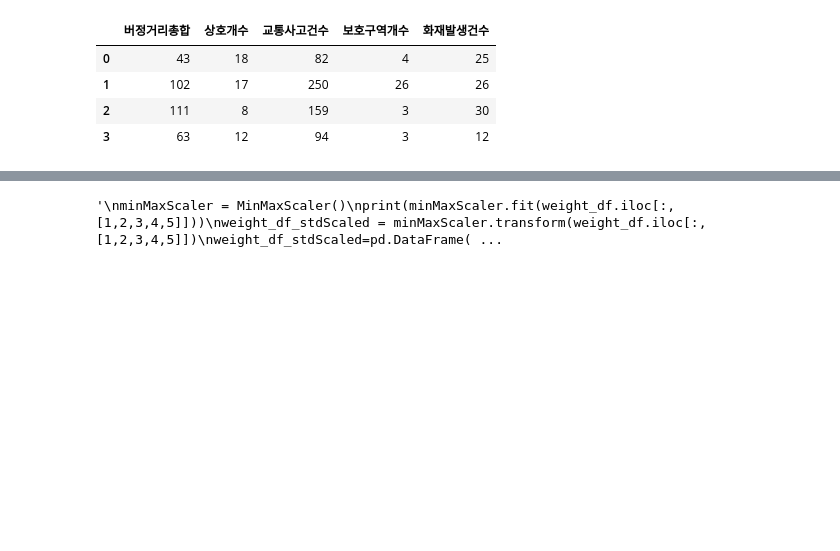
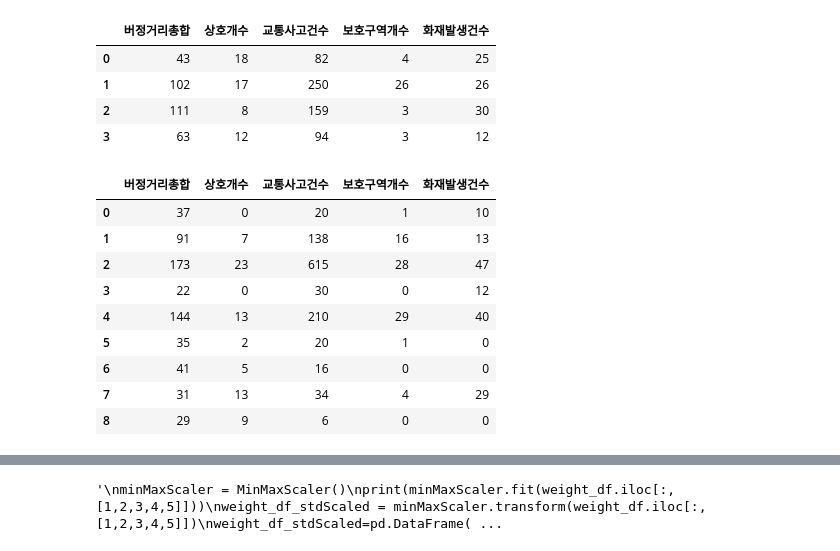
Before and after one commit to NayeonKeum/Jeonju_charging_station-, a Jupyter notebook: 데이터전처리.ipynb, the cells around one changed output, grey strips where cells are left out. Drawn from its saved outputs; the diff is of its cells as text; code cells hidden in the pictures; blank space fills up the shorter version.

```diff
--- a/데이터전처리.ipynb
+++ b/데이터전처리.ipynb
@@ -335,3 +335,16 @@ Gwangju_hydro_weight_df
 | 1 | 102 | 17 | 250 | 26 | 26 |
 | 2 | 111 | 8 | 159 | 3 | 30 |
 | 3 | 63 | 12 | 94 | 3 | 12 |
+# %%
+Ulsan_hydro_weight_df
+# %% [output]
+|  | 버정거리총합 | 상호개수 | 교통사고건수 | 보호구역개수 | 화재발생건수 |
+| 0 | 37 | 0 | 20 | 1 | 10 |
+| 1 | 91 | 7 | 138 | 16 | 13 |
+| 2 | 173 | 23 | 615 | 28 | 47 |
+| 3 | 22 | 0 | 30 | 0 | 12 |
+| 4 | 144 | 13 | 210 | 29 | 40 |
+| 5 | 35 | 2 | 20 | 1 | 0 |
+| 6 | 41 | 5 | 16 | 0 | 0 |
+| 7 | 31 | 13 | 34 | 4 | 29 |
+| 8 | 29 | 9 | 6 | 0 | 0 |
```
Also changed, not shown: parts of 1 cell of this notebook.
